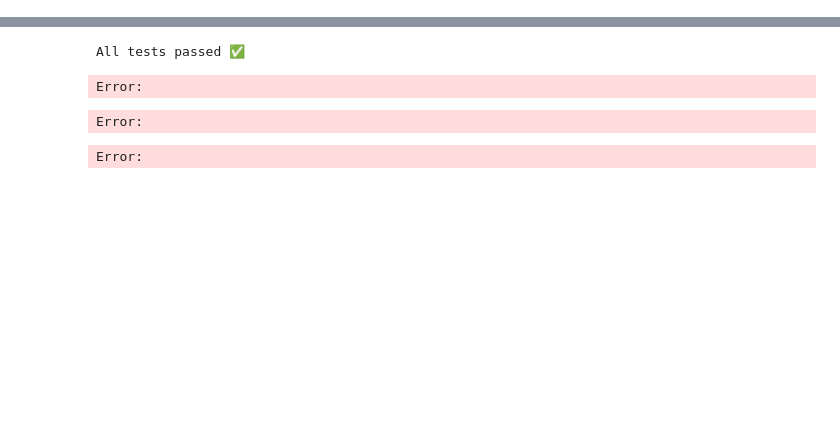
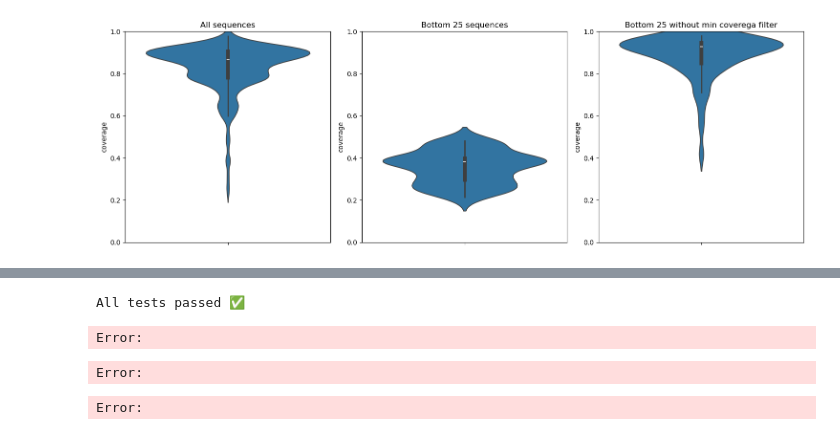
Before and after one commit to JPereira199/OE1, a Jupyter notebook: Scripts/block_mapping.ipynb, the cells around one changed output, grey strips where cells are left out. Cells and saved outputs as stored; diff of their text form; code cells hidden in the pictures; blank space fills up the shorter version.

```diff
--- a/Scripts/block_mapping.ipynb
+++ b/Scripts/block_mapping.ipynb
@@ -375,0 +432,43 @@ Saved summaries to /home/jpereira/OEs/Results/OE1/NamSeqs/Data/block_map/trimm_n
+# %%
+import seaborn as sns
+import matplotlib.pyplot as plt
+
+btm = 25
+bottom_seqs = curated_df.sort_values('coverage')['sseqid'].unique()[0:btm]
+
+# Define figure size directly here
+fig, axs = plt.subplots(1, 3, figsize=(15, 5))
+
+sns.violinplot(data=curated_df, y='coverage', ax=axs[0],cut=1)
+axs[0].set_title("All sequences")
+axs[0].set_ylim((0,1))
+
+sns.violinplot(
+    data=curated_df[curated_df['sseqid'].isin(bottom_seqs)],
+    y='coverage',
+    ax=axs[1])
+
+axs[1].set_title(f"Bottom {btm} sequences")
+axs[1].set_ylim((0,1))
+
+# Find bottom coverage if sequences when unfiltering sequences
+bottom_df = blast_df[blast_df['sseqid'].isin(bottom_seqs)]
+
+# I apply the function 'total_coverage' to avoid map the same region multiple times
+bottom_df = alignment_absolute_start_end(blast_df=bottom_df).sort_values(['sseqid', 'a.sstart', 'a.send'])
+total_coverage_s = bottom_df.groupby('sseqid').apply(lambda x: total_coverage(x, use='subject'))
+bottom_df['coverage'] = bottom_df['sseqid'].map(total_coverage_s)
+#bottom_df
+
+sns.violinplot(
+    data=bottom_df,
+    y='coverage',
+    ax=axs[2])
+
+axs[2].set_title(f"Bottom {btm} without min coverege filter")
+axs[2].set_ylim((0,1))
+
+plt.tight_layout()
+plt.show()
+# %% [output]
+[figure, added]
```
Also changed, not shown: parts of 3 cells of this notebook, 14 other files.
